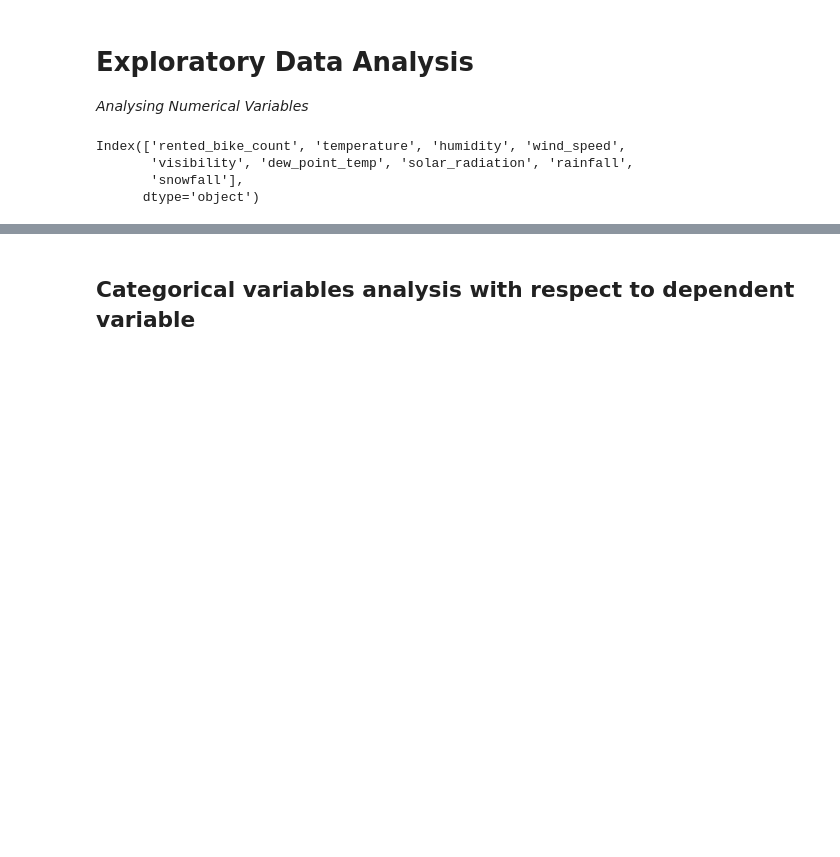
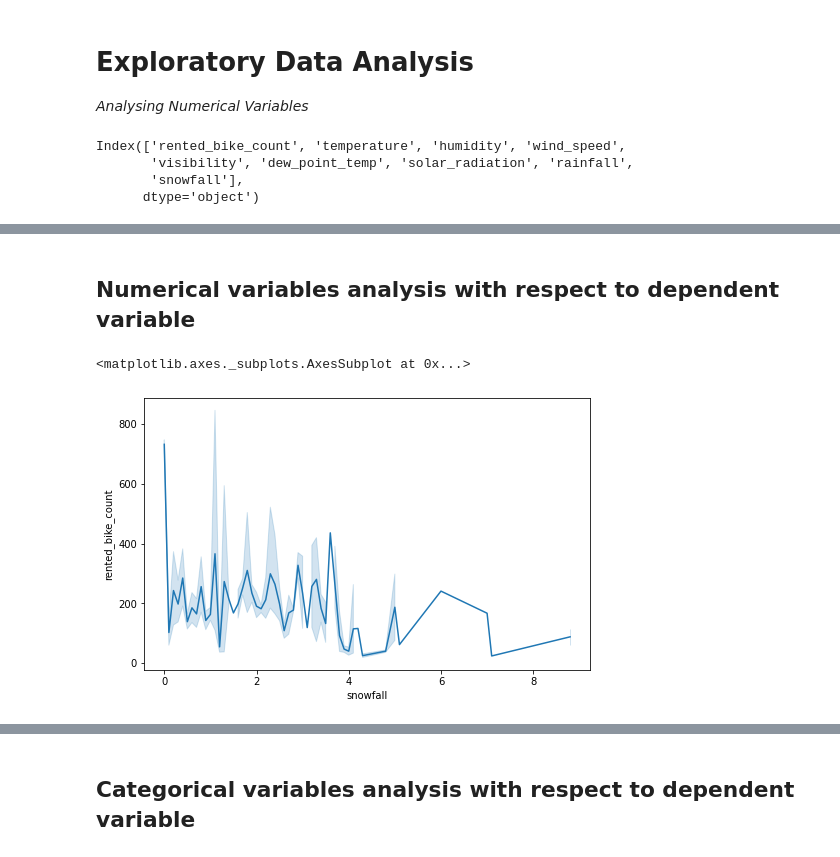
Before and after one commit to mmishra1092/Bike-Sharing-Demand-Prediction, a Jupyter notebook: MAYANK_MISHRA_Bike_Sharing_Demand_Prediction_Capstone_Project.ipynb, the cells around one changed output, grey strips where cells are left out. Drawn from its saved outputs; the diff is of its cells as text; code cells hidden in the pictures; blank space fills up the shorter version.

```diff
--- a/MAYANK_MISHRA_Bike_Sharing_Demand_Prediction_Capstone_Project.ipynb
+++ b/MAYANK_MISHRA_Bike_Sharing_Demand_Prediction_Capstone_Project.ipynb
@@ -325,0 +330,9 @@ plt.show()
+# %% [markdown]
+## Numerical variables analysis with respect to dependent variable
+# %%
+# 1)Relationship between snowfall and rented_bike_count
+fig.ax=plt.subplots(figsize=(8,5))
+sns.lineplot(data=bike_data_df,x='snowfall',y='rented_bike_count')
+# %% [output]
+<matplotlib.axes._subplots.AxesSubplot at 0x...>
+[figure, added]
```
Also changed, not shown: parts of 46 cells of this notebook.
